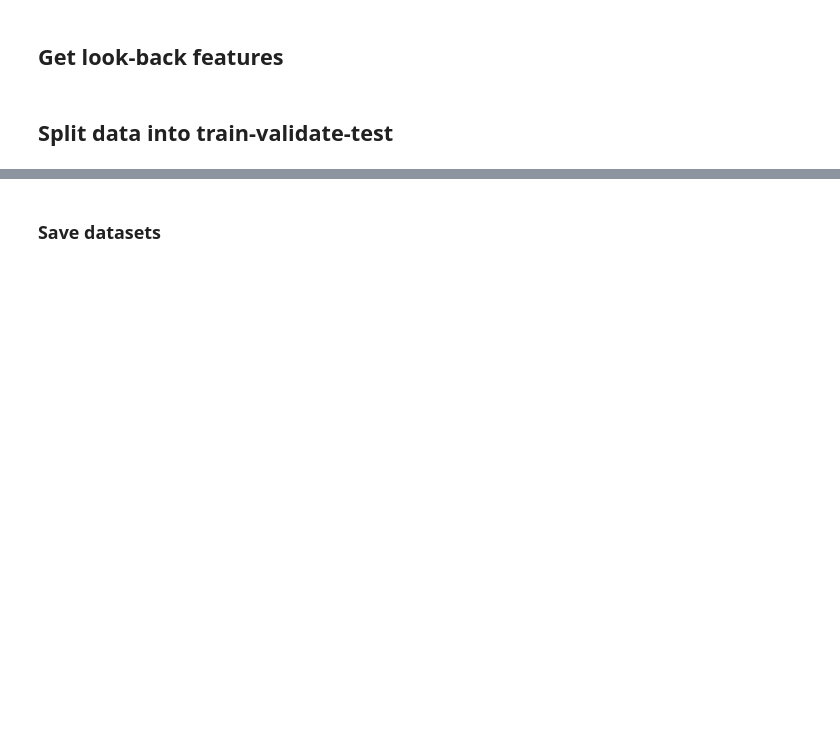
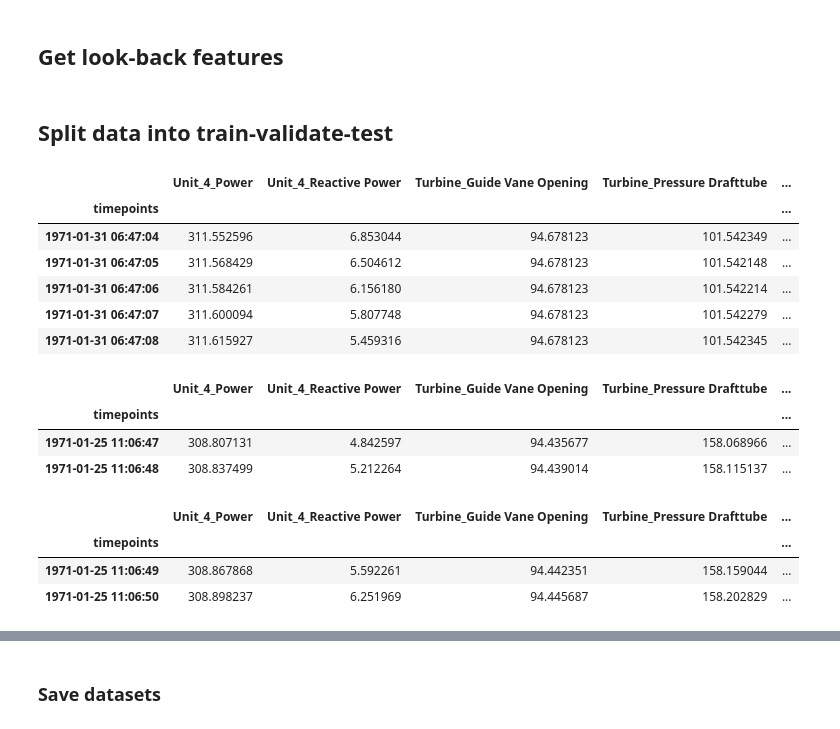
Before and after one commit to viggotw/Krafthack_SopraSteria_Team3, a Jupyter notebook: main_notebook.ipynb, the cells around one changed output, grey strips where cells are left out. Saved outputs shown, nothing was run; the diff lists cells and outputs as text; code cells hidden in the pictures; blank space fills up the shorter version.

```diff
--- a/main_notebook.ipynb
+++ b/main_notebook.ipynb
@@ -91,22 +133,35 @@ df_full_with_lookback = get_temporal_lookback_df(df_timeslots_list, cols=columns
 # %% [markdown]
 ## Split data into train-validate-test
 # %%
-df_train_new = df_full_with_lookback[df_train.index[0]:df_train.index[-1]].dropna()
-df_test_new  = df_full_with_lookback[df_test.index[0]:df_test.index[-1]]
+# df_train_new = df_full_with_lookback[df_train.index[0]:df_train.index[-1]].dropna()
+# df_test_new  = df_full_with_lookback[df_test.index[0]:df_test.index[-1]]
+
+df_train_new = df_full[df_train.index[0]:df_train.index[-1]].dropna()
+df_test_new  = df_full[df_test.index[0]:df_test.index[-1]]
-# %%
-# Insert previous y_value
-labels = [f"Bolt_{i}_Tensile" for i in range(1,7)]
-labels_prev = [f"Bolt_{i}_Tensile_prev" for i in range(1,7)]
-
-df_train_new[labels_prev] = df_train_new[labels].shift(1)
-df_train_new.loc[df_train_new.index[0], labels_prev] = df_train_new.loc[df_train_new.index[1], labels_prev]
-
-df_test_new[labels_prev] = np.nan
-df_test_new.loc[df_test_new.index[0], labels_prev] = df_train_new.loc[df_train_new.index[-1], labels_prev]
+# %%
+df_test_new['1971-01-31 06:47:00':].head(5)
+# %% [output]
+|  | Unit_4_Power | Unit_4_Reactive Power | Turbine_Guide Vane Opening | Turbine_Pressure Drafttube | ... |
+| timepoints |  |  |  |  | ... |
+| 1971-01-31 06:47:04 | 311.552596 | 6.853044 | 94.678123 | 101.542349 | ... |
+| 1971-01-31 06:47:05 | 311.568429 | 6.504612 | 94.678123 | 101.542148 | ... |
+| 1971-01-31 06:47:06 | 311.584261 | 6.156180 | 94.678123 | 101.542214 | ... |
+| 1971-01-31 06:47:07 | 311.600094 | 5.807748 | 94.678123 | 101.542279 | ... |
+| 1971-01-31 06:47:08 | 311.615927 | 5.459316 | 94.678123 | 101.542345 | ... |
 # %%
 df_train_new.tail(2)
+# %% [output]
+|  | Unit_4_Power | Unit_4_Reactive Power | Turbine_Guide Vane Opening | Turbine_Pressure Drafttube | ... |
+| timepoints |  |  |  |  | ... |
+| 1971-01-25 11:06:47 | 308.807131 | 4.842597 | 94.435677 | 158.068966 | ... |
+| 1971-01-25 11:06:48 | 308.837499 | 5.212264 | 94.439014 | 158.115137 | ... |
 # %%
 df_test_new.head(2)
+# %% [output]
+|  | Unit_4_Power | Unit_4_Reactive Power | Turbine_Guide Vane Opening | Turbine_Pressure Drafttube | ... |
+| timepoints |  |  |  |  | ... |
+| 1971-01-25 11:06:49 | 308.867868 | 5.592261 | 94.442351 | 158.159044 | ... |
+| 1971-01-25 11:06:50 | 308.898237 | 6.251969 | 94.445687 | 158.202829 | ... |
 # %%
 print(f"df_train: {df_train.shape}")
 print(f"df_train_new: {df_train_new.shape}")
```
Also changed, not shown: parts of 42 cells of this notebook, 1 other file.
